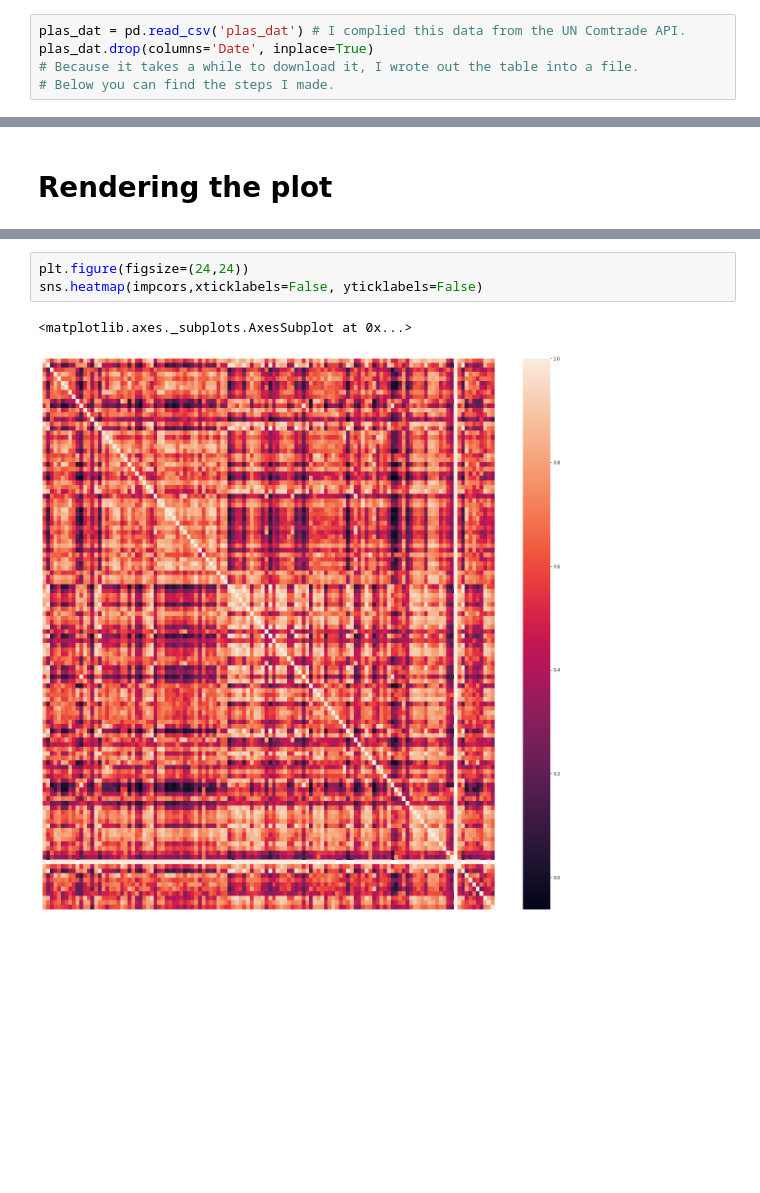
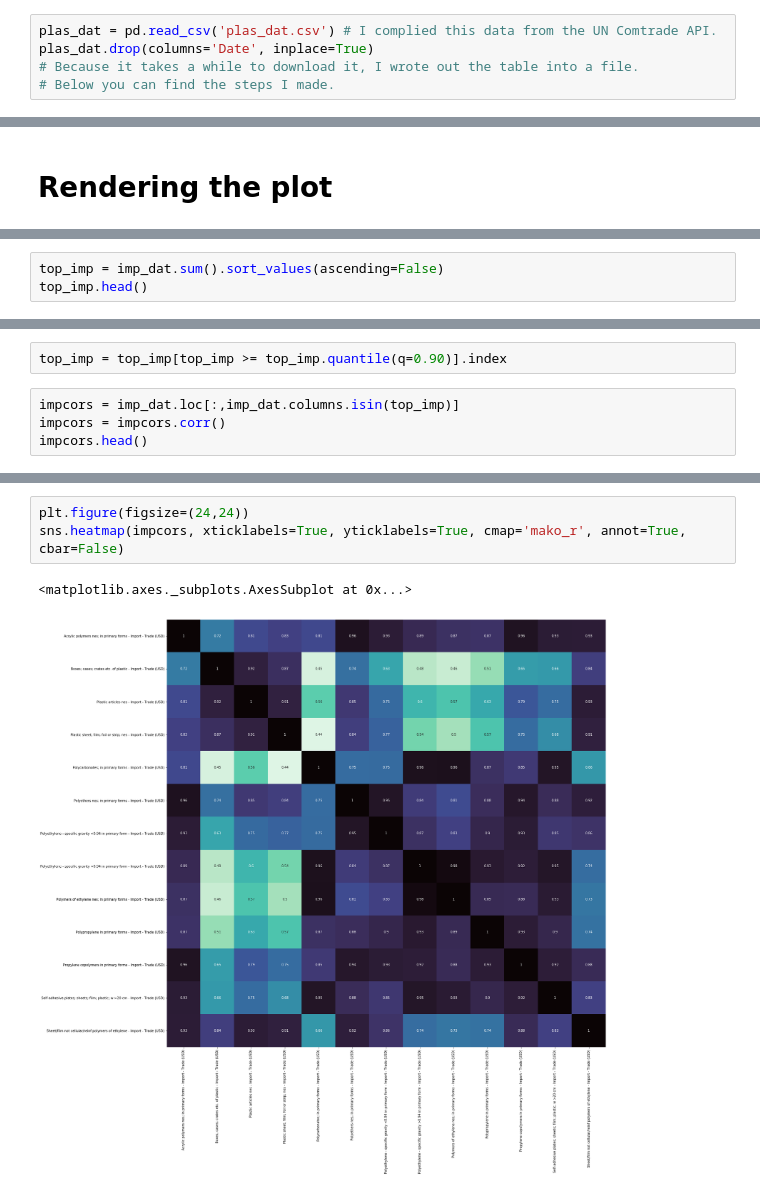
Before and after one commit to nocibambi/aec, a Jupyter notebook: 2nd plot.ipynb, the cells around one changed output, grey strips where cells are left out. Drawn from its saved outputs; the diff is of its cells as text; blank space fills up the shorter version.

```diff
--- a/2nd plot.ipynb
+++ b/2nd plot.ipynb
@@ -57,7 +57,7 @@ comnames[comnames.Code == str(39)] # Identifying the product group into which it
 # %% [markdown]
 # Acquiring trading data for that product type
 # %%
-plas_dat = pd.read_csv('plas_dat') # I complied this data from the UN Comtrade API.
+plas_dat = pd.read_csv('plas_dat.csv') # I complied this data from the UN Comtrade API.
 plas_dat.drop(columns='Date', inplace=True)
 # Because it takes a while to download it, I wrote out the table into a file.
 # Below you can find the steps I made.
@@ -114,0 +105,3 @@ impcors.head()
+# %%
+top_imp = imp_dat.sum().sort_values(ascending=False)
+top_imp.head()
@@ -114,0 +115,6 @@ impcors.head()
+# %%
+top_imp = top_imp[top_imp >= top_imp.quantile(q=0.90)].index
+# %%
+impcors = imp_dat.loc[:,imp_dat.columns.isin(top_imp)]
+impcors = impcors.corr()
+impcors.head()
@@ -127,6 +140,6 @@ The workflow and graph can help those who are interested in producing a particul
 # %%
 plt.figure(figsize=(24,24))
-sns.heatmap(impcors,xticklabels=False, yticklabels=False)
+sns.heatmap(impcors, xticklabels=True, yticklabels=True, cmap='mako_r', annot=True, cbar=False)
 # %% [output]
 <matplotlib.axes._subplots.AxesSubplot at 0x...>
-[figure, old version]
+[figure, new version]
```
Also changed, not shown: parts of 11 cells of this notebook, 5 other files.
